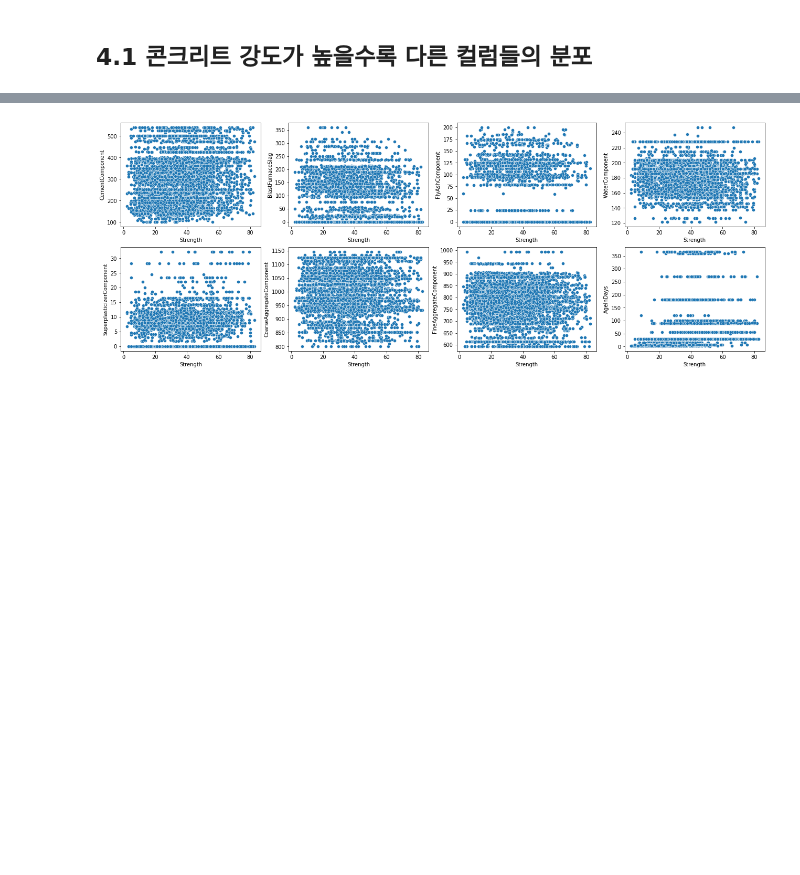
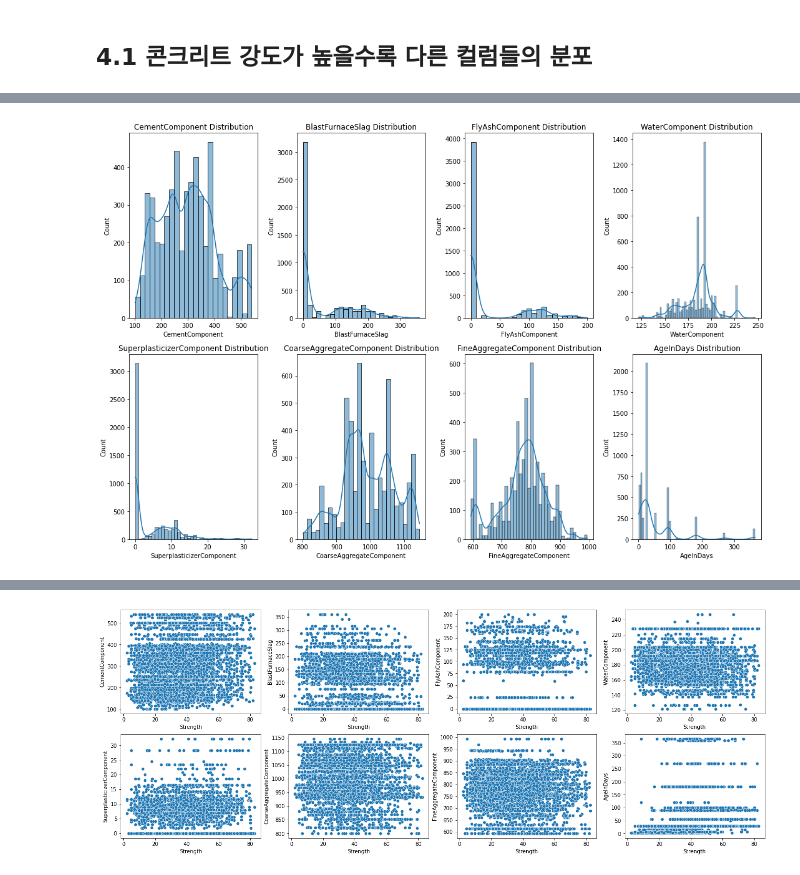
Before and after one commit to JaeHong-Park987/Kaggle, a Jupyter notebook: Playground Series/Season3/9/Episode 9.ipynb, the cells around one changed output, grey strips where cells are left out. Drawn from its saved outputs; the diff is of its cells as text; code cells hidden in the pictures; blank space fills up the shorter version.

Commit message:
콘크리트 강도 예측 - 변수 이상치 제거 후 모델링

```diff
--- a/Playground Series/Season3/9/Episode 9.ipynb
+++ b/Playground Series/Season3/9/Episode 9.ipynb
@@ -135,3 +156,14 @@ df[df['Strength'] == df['Strength'].max()]
 |  | CementComponent | BlastFurnaceSlag | FlyAshComponent | WaterComponent | SuperplasticizerComponent | ... |
 | 1760 | 475.0 | 0.0 | 0.0 | 228.0 | 0.0 | ... |
 | 3623 | 313.3 | 0.0 | 113.0 | 179.6 | 8.9 | ... |
+# %%
+# 콘크리트 강도 외 나머지 변수들의 분포
+plt.figure(figsize = (15, 10))
+
+for id, column in enumerate(df.columns[:-1]):
+    plt.subplot(2, 4, id+1)
+    sns.histplot(x = column, data = df, kde = True)
+    plt.title("{} Distribution".format(column))
+    plt.tight_layout()
+# %% [output]
+[figure, added]
```
Also changed, not shown: parts of 21 cells of this notebook.
